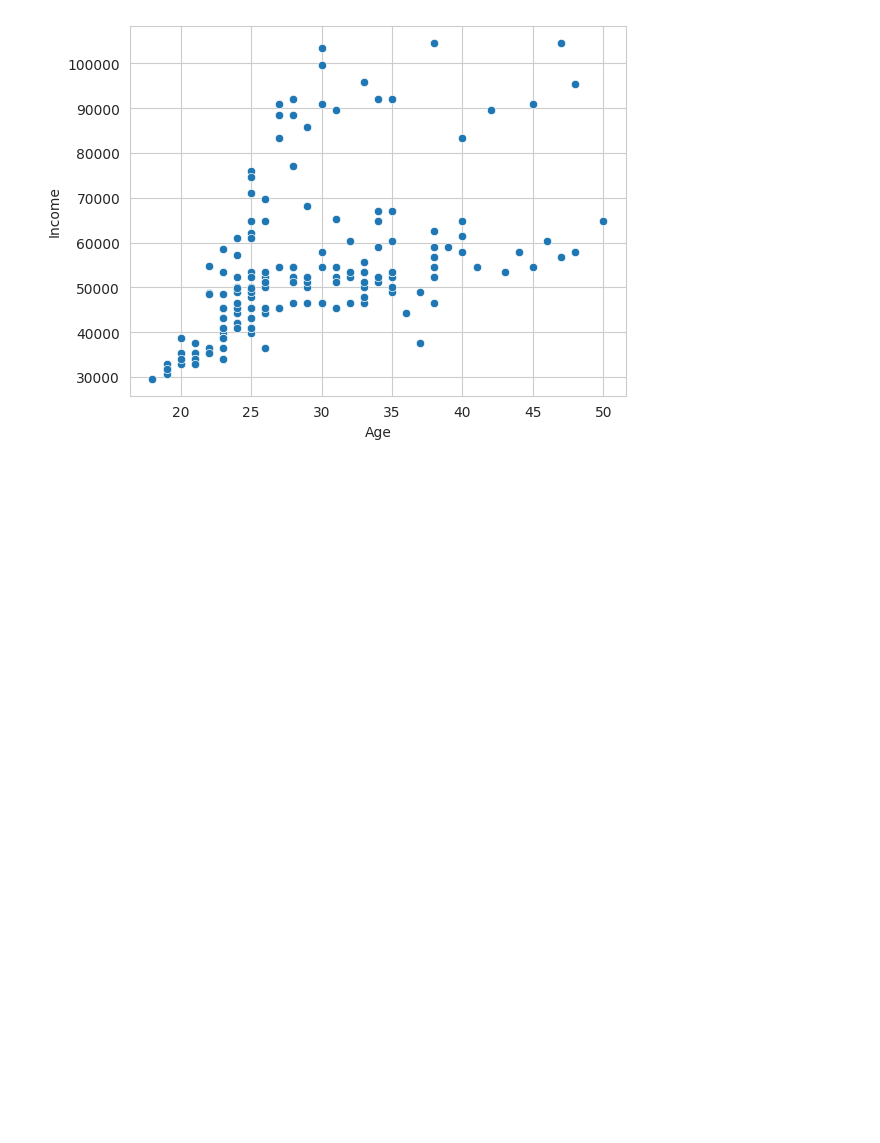
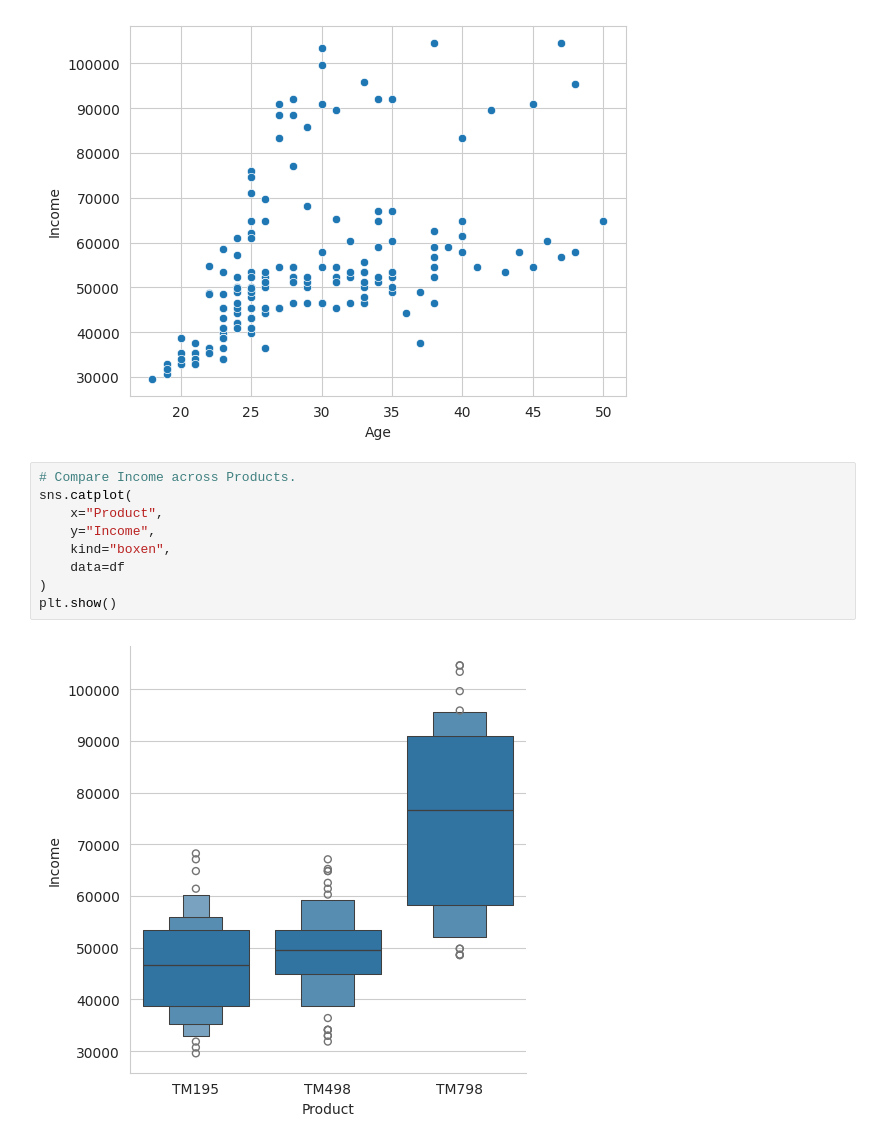
Before and after one commit to sayalivadya1654-cell/Data__Science, a Jupyter notebook: 2_Advance_Python.ipynb, the cells around one changed output. Cells and saved outputs as stored; diff of their text form; blank space fills up the shorter version.

```diff
--- a/2_Advance_Python.ipynb
+++ b/2_Advance_Python.ipynb
@@ -2844,3 +2844,14 @@ sns.scatterplot(x="Age",y="Income", data=df)
 plt.show()
 # %% [output]
 [figure]
+# %%
+# Compare Income across Products.
+sns.catplot(
+    x="Product",
+    y="Income",
+    kind="boxen",
+    data=df
+)
+plt.show()
+# %% [output]
+[figure, added]
```
